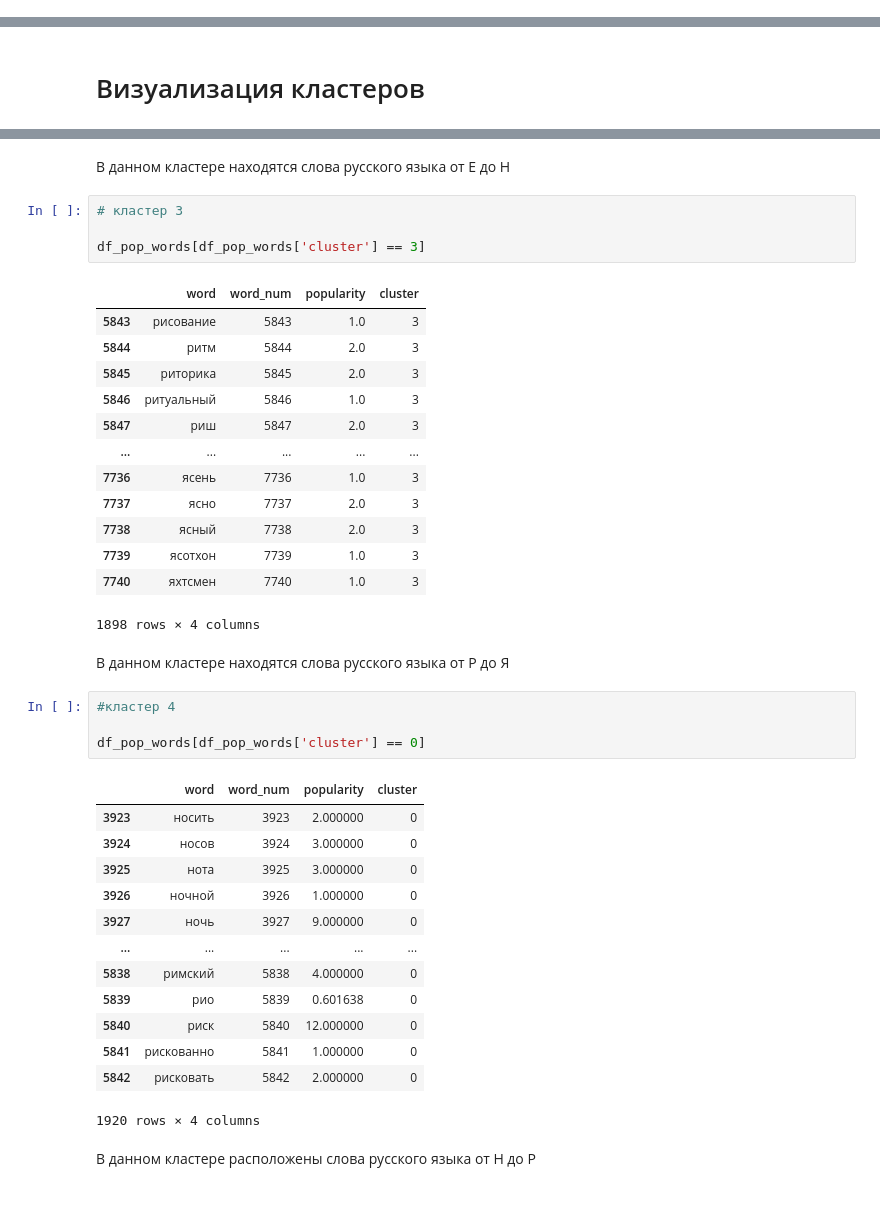
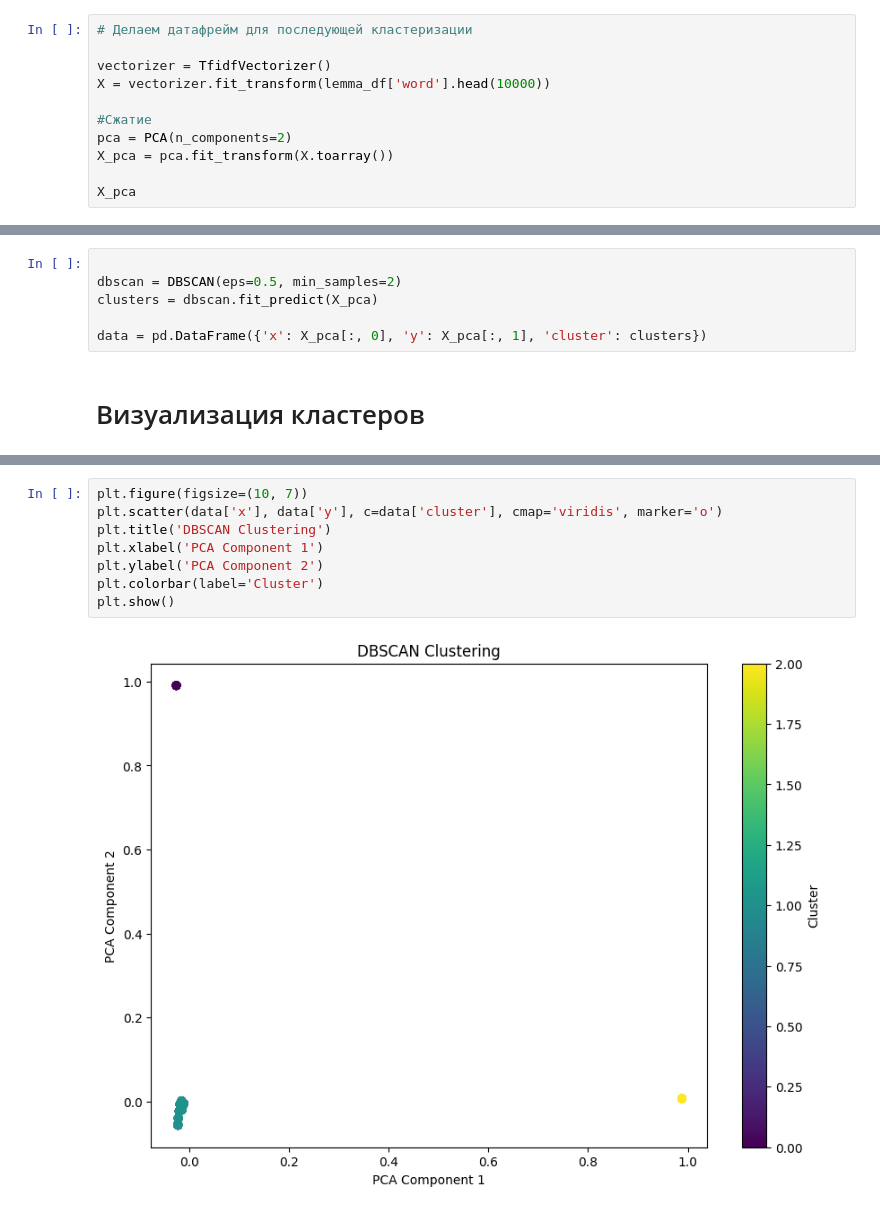
Before and after one commit to TheGodseeker/PR_NLP, a Jupyter notebook: PR_NLP2.ipynb, the cells around one changed output, grey strips where cells are left out. Drawn from its saved outputs; the diff is of its cells as text.

```diff
--- a/PR_NLP2.ipynb
+++ b/PR_NLP2.ipynb
@@ -223,0 +167,11 @@ df_pop_words
+# %%
+# Делаем датафрейм для последующей кластеризации
+
+vectorizer = TfidfVectorizer()
+X = vectorizer.fit_transform(lemma_df['word'].head(10000))
+
+#Сжатие
+pca = PCA(n_components=2)
+X_pca = pca.fit_transform(X.toarray())
+
+X_pca
@@ -235,2 +188,8 @@ cluster_labels = kmeans.labels_
+# %%
+
+dbscan = DBSCAN(eps=0.5, min_samples=2)
+clusters = dbscan.fit_predict(X_pca)
+
+data = pd.DataFrame({'x': X_pca[:, 0], 'y': X_pca[:, 1], 'cluster': clusters})
 # %% [markdown]
 # Визуализация кластеров
@@ -304,42 +196,10 @@ df_pop_words[df_pop_words['cluster'] == 2]
-# %% [markdown]
-В данном кластере находятся слова русского языка от Е до Н
-# %%
-# кластер 3
-
-df_pop_words[df_pop_words['cluster'] == 3]
-# %% [output]
-|  | word | word_num | popularity | cluster |
-| 5843 | рисование | 5843 | 1.0 | 3 |
-| 5844 | ритм | 5844 | 2.0 | 3 |
-| 5845 | риторика | 5845 | 2.0 | 3 |
-| 5846 | ритуальный | 5846 | 1.0 | 3 |
-| 5847 | риш | 5847 | 2.0 | 3 |
-| ... | ... | ... | ... | ... |
-| 7736 | ясень | 7736 | 1.0 | 3 |
-| 7737 | ясно | 7737 | 2.0 | 3 |
-| 7738 | ясный | 7738 | 2.0 | 3 |
-| 7739 | ясотхон | 7739 | 1.0 | 3 |
-| 7740 | яхтсмен | 7740 | 1.0 | 3 |
-1898 rows × 4 columns
-# %% [markdown]
-В данном кластере находятся слова русского языка от Р до Я
-# %%
-#кластер 4
-
-df_pop_words[df_pop_words['cluster'] == 0]
-# %% [output]
-|  | word | word_num | popularity | cluster |
-| 3923 | носить | 3923 | 2.000000 | 0 |
-| 3924 | носов | 3924 | 3.000000 | 0 |
-| 3925 | нота | 3925 | 3.000000 | 0 |
-| 3926 | ночной | 3926 | 1.000000 | 0 |
-| 3927 | ночь | 3927 | 9.000000 | 0 |
-| ... | ... | ... | ... | ... |
-| 5838 | римский | 5838 | 4.000000 | 0 |
-| 5839 | рио | 5839 | 0.601638 | 0 |
-| 5840 | риск | 5840 | 12.000000 | 0 |
-| 5841 | рискованно | 5841 | 1.000000 | 0 |
-| 5842 | рисковать | 5842 | 2.000000 | 0 |
-1920 rows × 4 columns
-# %% [markdown]
-В данном кластере расположены слова русского языка от Н до Р
+# %%
+plt.figure(figsize=(10, 7))
+plt.scatter(data['x'], data['y'], c=data['cluster'], cmap='viridis', marker='o')
+plt.title('DBSCAN Clustering')
+plt.xlabel('PCA Component 1')
+plt.ylabel('PCA Component 2')
+plt.colorbar(label='Cluster')
+plt.show()
+# %% [output]
+[figure, added]
```
Also changed, not shown: parts of 17 cells of this notebook.
